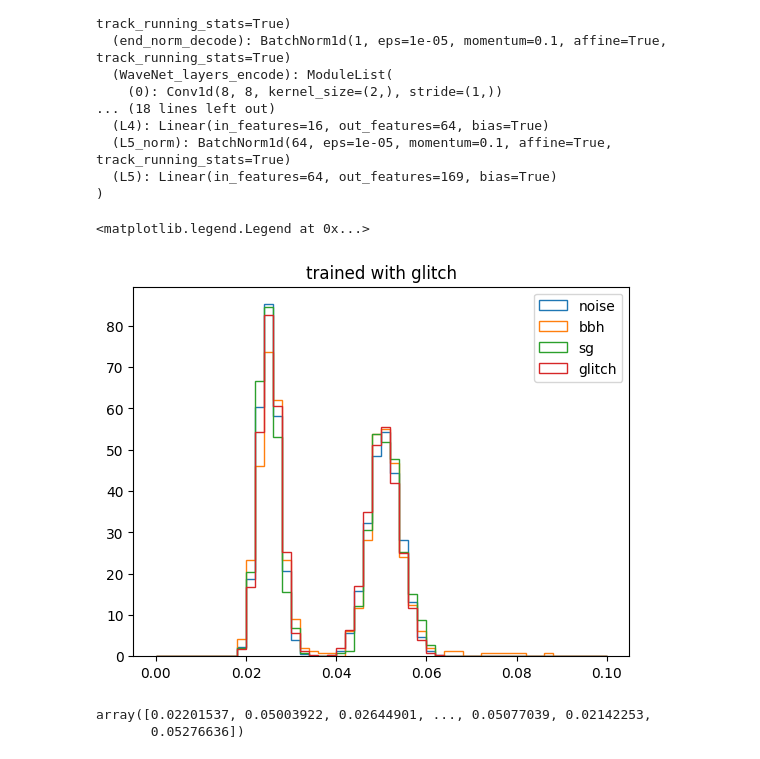
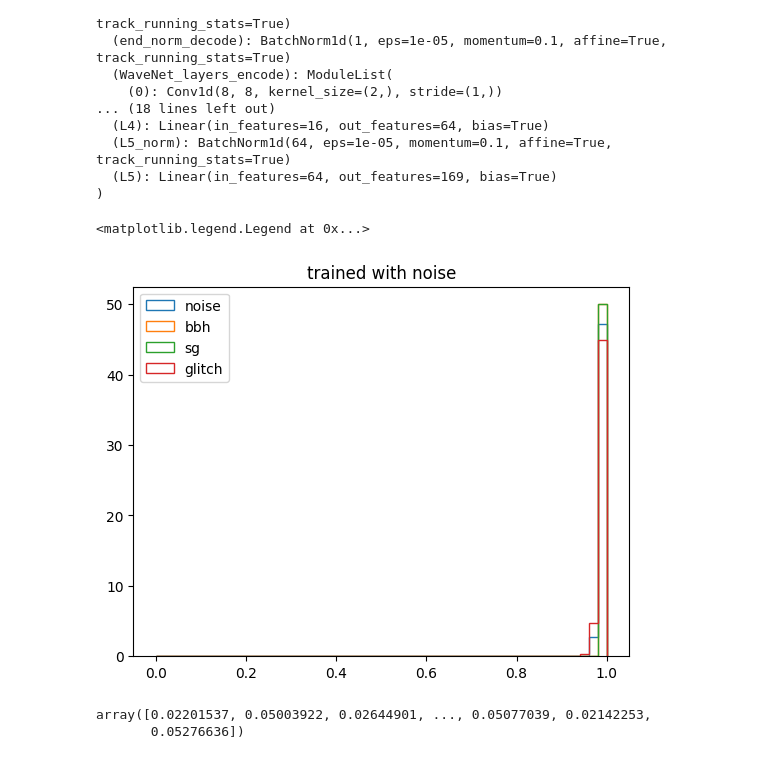
Before and after one commit to UmataHasrick/GWNAD, a Jupyter notebook: Codes/CNNAE_dilation copy.ipynb, the cells around one changed output. Drawn from its saved outputs; the diff is of its cells as text; code cells hidden in the pictures.

```diff
--- a/Codes/CNNAE_dilation copy.ipynb
+++ b/Codes/CNNAE_dilation copy.ipynb
@@ -654,0 +918,11 @@ realglitch = (realglitch - np.transpose([np.mean(realglitch, axis=1)]))/np.trans
+# %%
+noise_first50k = realbkg.reshape(-1,2,200)[:30000]
+
+glitch_L_noise_H = np.concatenate((realglitch_L, noise_first50k[:,[1],:]), axis = 1)
+glitch_H_noise_L = np.concatenate((realglitch_H, noise_first50k[:,[0],:]), axis = 1)
+realglitch = np.vstack((glitch_L_noise_H, glitch_H_noise_L))
+np.random.shuffle(realglitch)
+realglitch = realglitch.reshape(-1,200)
+realbkg = realbkg[60000:]
+
+del realglitch_L, realglitch_H, glitch_H_noise_L, glitch_L_noise_H
@@ -655,3 +931,13 @@ realglitch = (realglitch - np.transpose([np.mean(realglitch, axis=1)]))/np.trans
+# %%
+realbkg = (realbkg - np.transpose([np.mean(realbkg, axis=1)]))/np.transpose([np.std(realbkg, axis=1)]);
+realbbh = (realbbh - np.transpose([np.mean(realbbh, axis=1)]))/np.transpose([np.std(realbbh, axis=1)]);
+realsg  = (realsg  - np.transpose([np.mean(realsg , axis=1)]))/np.transpose([np.std(realsg, axis=1)]);
+realglitch = (realglitch - np.transpose([np.mean(realglitch, axis=1)]))/np.transpose([np.std(realglitch, axis=1)])
+# %%
+realbkg = realbkg / np.linalg.norm(realbkg, axis = 1).reshape(-1,1)
+realbbh = realbbh / np.linalg.norm(realbbh, axis = 1).reshape(-1,1)
+realsg  = realsg / np.linalg.norm(realsg, axis = 1).reshape(-1,1)
+realglitch = realglitch / np.linalg.norm(realglitch, axis = 1).reshape(-1,1)
 # %% [markdown]
 ### Reserve a certain propotion of set for further study
 # %%
@@ -1425,21 +1982,23 @@ WaveletCNNAE(
   (L5): Linear(in_features=64, out_features=169, bias=True)
 )
 # %%
-dcd_bkg = classifier(torch.FloatTensor(realbkg_reserved)).detach().numpy().reshape(-1,200)
-dcd_bbh = classifier(torch.FloatTensor(realbbh_reserved)).detach().numpy().reshape(-1,200)
-dcd_sg = classifier(torch.FloatTensor(realsg_reserved)).detach().numpy().reshape(-1,200)
-dcd_glitch = classifier(torch.FloatTensor(realglitch_reserved)).detach().numpy().reshape(-1,200)
+# Noise version 1, one channel for DNN
 
-foo = plt.hist(np.var(realbkg_reserved.reshape(-1,200)-dcd_bkg, axis=1), histtype="step", range=(0, 0.1), bins=50, density=True, label="noise")
-foo = plt.hist(np.var(realbbh_reserved.reshape(-1,200)-dcd_bbh, axis=1), histtype="step", range=(0, 0.1), bins=50, density=True, label="bbh")
-foo = plt.hist(np.var(realsg_reserved.reshape(-1,200)-dcd_sg, axis=1), histtype="step", range=(0, 0.1), bins=50, density=True, label="sg")
-foo = plt.hist(np.var(realglitch_reserved.reshape(-1,200)-dcd_glitch, axis=1), histtype="step", range=(0, 0.1), bins=50, density=True, label="glitch")
-plt.title("trained with glitch")
+dcd_bkg = classifier(torch.FloatTensor(realbkg_reserved)).detach().numpy().reshape(-1,400)
+dcd_bbh = classifier(torch.FloatTensor(realbbh_reserved)).detach().numpy().reshape(-1,400)
+dcd_sg = classifier(torch.FloatTensor(realsg_reserved)).detach().numpy().reshape(-1,400)
+dcd_glitch = classifier(torch.FloatTensor(realglitch_reserved)).detach().numpy().reshape(-1,400)
+
+foo = plt.hist(np.var(realbkg_reserved.reshape(-1,400)-dcd_bkg, axis=1), histtype="step", range=(0, 1), bins=50, density=True, label="noise")
+foo = plt.hist(np.var(realbbh_reserved.reshape(-1,400)-dcd_bbh, axis=1), histtype="step", range=(0, 1), bins=50, density=True, label="bbh")
+foo = plt.hist(np.var(realsg_reserved.reshape(-1,400)-dcd_sg, axis=1), histtype="step", range=(0, 1), bins=50, density=True, label="sg")
+foo = plt.hist(np.var(realglitch_reserved.reshape(-1,400)-dcd_glitch, axis=1), histtype="step", range=(0, 1), bins=50, density=True, label="glitch")
+plt.title("trained with noise")
 # plt.axvline(c0["glitch"], color="k", linestyle="--")
 plt.legend()
 # %% [output]
 <matplotlib.legend.Legend at 0x...>
-[figure, old version]
+[figure, new version]
 # %%
 np.var(realbkg_reserved.reshape(-1,200)-dcd_bkg, axis=1)
 # %% [output]
```
Also changed, not shown: parts of 29 cells of this notebook, 13 other files.
